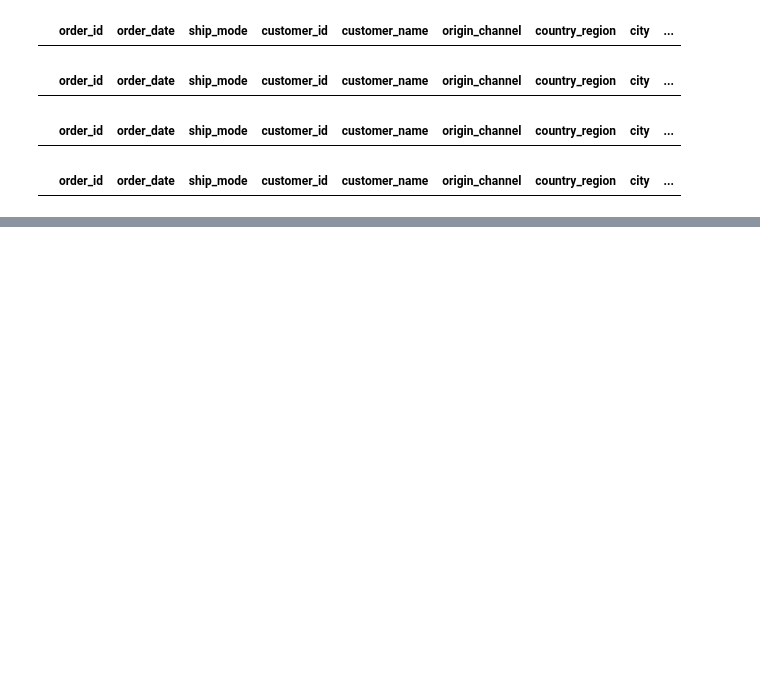
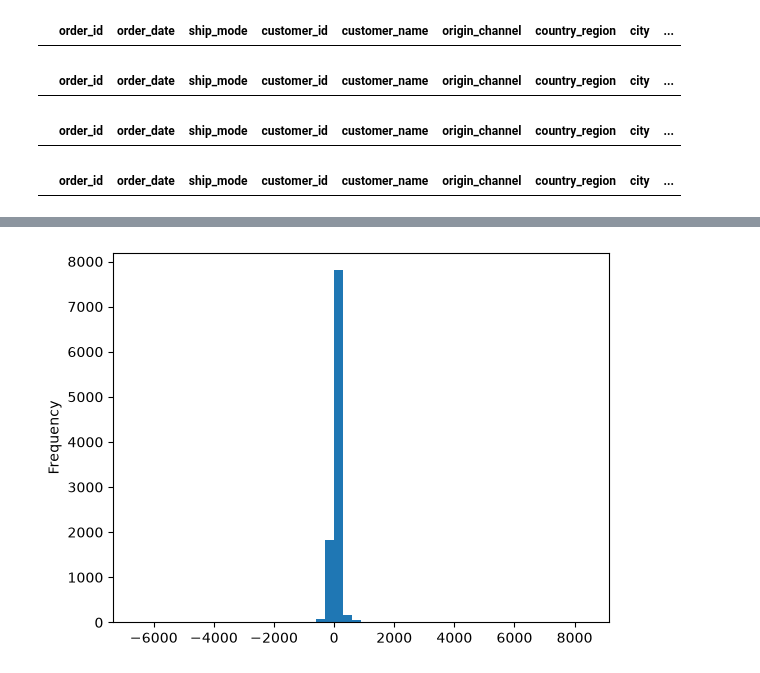
Before and after one commit to fru-s/Muesli_Project, a Jupyter notebook: muesli_project_eda_Fruzsi.ipynb, the cells around one changed output, grey strips where cells are left out. Cells and saved outputs as stored; diff of their text form; code cells hidden in the pictures; blank space fills up the shorter version.

Commit message:
mid work orders data

```diff
--- a/muesli_project_eda_Fruzsi.ipynb
+++ b/muesli_project_eda_Fruzsi.ipynb
@@ -411,0 +427,9 @@ orders_clean[orders_clean['discount'] > 1]
+# %%
+# as a business one of the most interesting kpi is always the profit
+import matplotlib.pyplot as plt
+
+orders_clean['profit'].plot.hist(bins=50)
+plt.show()
+# the histogram looks weird, it refers back to the earlier seen extreme minimum and maximum profit
+# %% [output]
+[figure, added]
```
Also changed, not shown: parts of 10 cells of this notebook.
